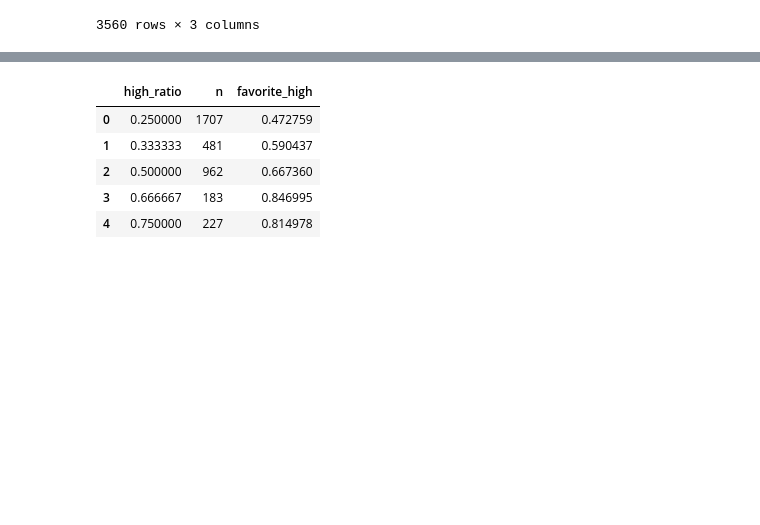
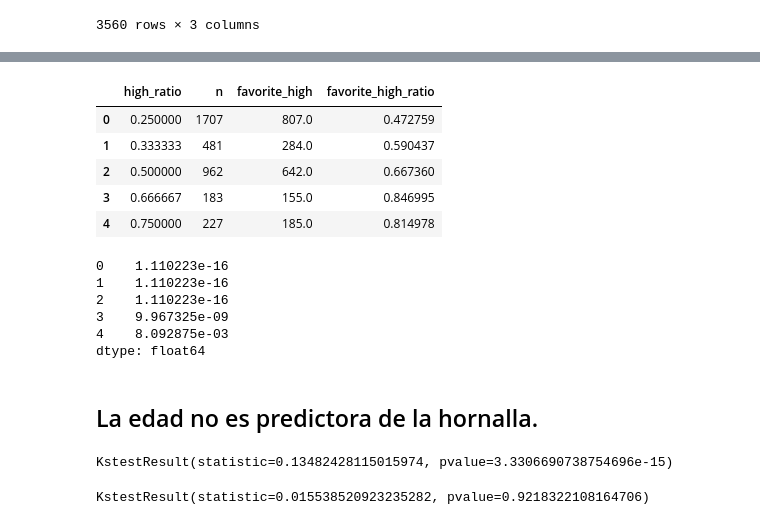
Before and after one commit to seppo0010/hornallas, a Jupyter notebook: Hornallas.ipynb, the cells around one changed output, grey strips where cells are left out. Drawn from its saved outputs; the diff is of its cells as text; code cells hidden in the pictures; blank space fills up the shorter version.

```diff
--- a/Hornallas.ipynb
+++ b/Hornallas.ipynb
@@ -487,11 +521,30 @@ subdf[['is_favorite_high', 'high_ratio']]
 # %%
-agg = subdf[['is_favorite_high', 'high_ratio']].astype(float).groupby('high_ratio').agg(['count', 'mean']).reset_index()
-agg.columns = ['high_ratio', 'n', 'favorite_high']
+agg = subdf[['is_favorite_high', 'high_ratio']].astype(float).groupby('high_ratio').agg(['count', 'sum', 'mean']).reset_index()
+agg.columns = ['high_ratio', 'n', 'favorite_high', 'favorite_high_ratio']
 agg
 # %% [output]
-|  | high_ratio | n | favorite_high |
-| 0 | 0.250000 | 1707 | 0.472759 |
-| 1 | 0.333333 | 481 | 0.590437 |
-| 2 | 0.500000 | 962 | 0.667360 |
-| 3 | 0.666667 | 183 | 0.846995 |
-| 4 | 0.750000 | 227 | 0.814978 |
+|  | high_ratio | n | favorite_high | favorite_high_ratio |
+| 0 | 0.250000 | 1707 | 807.0 | 0.472759 |
+| 1 | 0.333333 | 481 | 284.0 | 0.590437 |
+| 2 | 0.500000 | 962 | 642.0 | 0.667360 |
+| 3 | 0.666667 | 183 | 155.0 | 0.846995 |
+| 4 | 0.750000 | 227 | 185.0 | 0.814978 |
+# %%
+agg.apply(lambda row: 1-binom.cdf(p=row['high_ratio'], n=row['n'], k=row['favorite_high']), axis=1)
+# %% [output]
+0    1.110223e-16
+1    1.110223e-16
+2    1.110223e-16
+3    9.967325e-09
+4    8.092875e-03
+dtype: float64
+# %% [markdown]
+## La edad no es predictora de la hornalla.
+# %%
+kstest(df[df['favorite_hob_front']]['Edad'], df[~df['favorite_hob_front']]['Edad'])
+# %% [output]
+KstestResult(statistic=0.13482428115015974, pvalue=3.3306690738754696e-15)
+# %%
+kstest(df[df['favorite_hob_left']]['Edad'], df[~df['favorite_hob_left']]['Edad'])
+# %% [output]
+KstestResult(statistic=0.015538520923235282, pvalue=0.9218322108164706)
```
Also changed, not shown: parts of 26 cells of this notebook, 2 other files.
